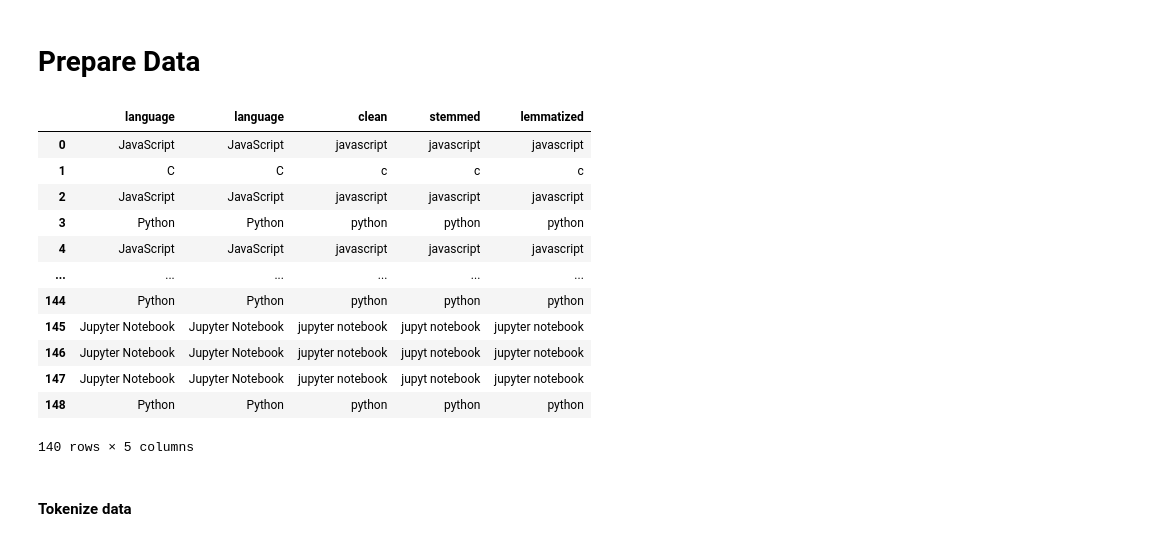
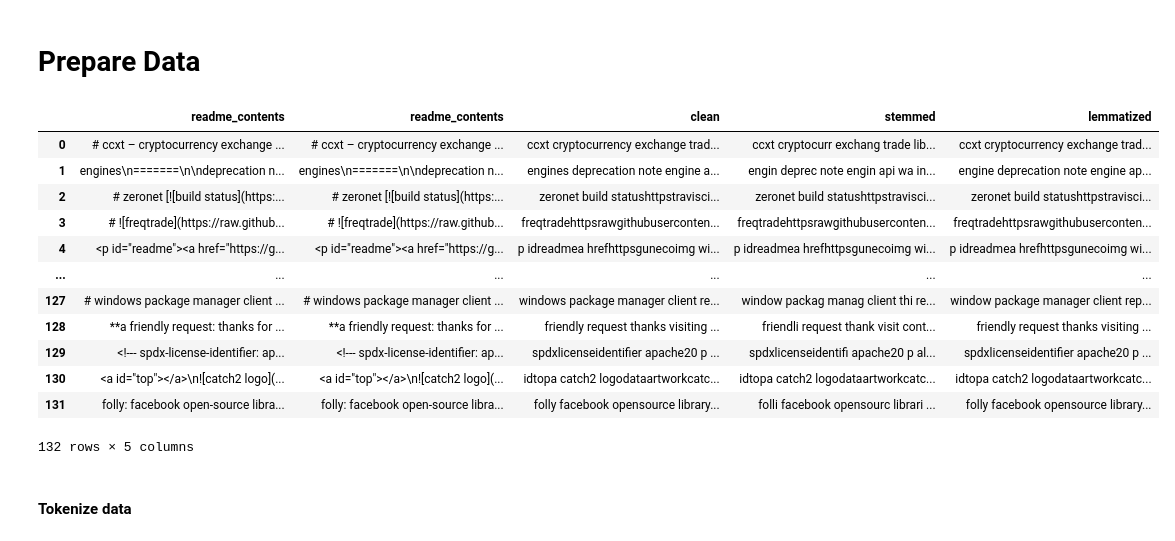
Before and after one commit to codeup-nlp/nlp-project, a Jupyter notebook: stephen_explore.ipynb, the cells around one changed output. Cells and saved outputs as stored; diff of their text form; code cells hidden in the pictures.

```diff
--- a/stephen_explore.ipynb
+++ b/stephen_explore.ipynb
@@ -41,0 +43,3 @@ print(original_readme)
+# %%
+df = pd.DataFrame(original_readme)
+df
@@ -44,21 +62,21 @@ print(original_readme)
 # %%
 df= df.dropna()
 # %%
-prep_article_data(df, 'language', extra_words = [''], exclude_words = [''])
+prep_article_data(df, 'readme_contents', extra_words = [''], exclude_words = [''])
 # %% [output]
-|  | language | language | clean | stemmed | lemmatized |
-| 0 | JavaScript | JavaScript | javascript | javascript | javascript |
-| 1 | C | C | c | c | c |
-| 2 | JavaScript | JavaScript | javascript | javascript | javascript |
-| 3 | Python | Python | python | python | python |
-| 4 | JavaScript | JavaScript | javascript | javascript | javascript |
+|  | readme_contents | readme_contents | clean | stemmed | lemmatized |
+| 0 | # ccxt – cryptocurrency exchange ... | # ccxt – cryptocurrency exchange ... | ccxt cryptocurrency exchange trad... | ccxt cryptocurr exchang trade lib... | ccxt cryptocurrency exchange trad... |
+| 1 | engines\n=======\n\ndeprecation n... | engines\n=======\n\ndeprecation n... | engines deprecation note engine a... | engin deprec note engin api wa in... | engine deprecation note engine ap... |
+| 2 | # zeronet [![build status](https:... | # zeronet [![build status](https:... | zeronet build statushttpstravisci... | zeronet build statushttpstravisci... | zeronet build statushttpstravisci... |
+| 3 | # ![freqtrade](https://raw.github... | # ![freqtrade](https://raw.github... | freqtradehttpsrawgithubuserconten... | freqtradehttpsrawgithubuserconten... | freqtradehttpsrawgithubuserconten... |
+| 4 | <p id="readme"><a href="https://g... | <p id="readme"><a href="https://g... | p idreadmea hrefhttpsgunecoimg wi... | p idreadmea hrefhttpsgunecoimg wi... | p idreadmea hrefhttpsgunecoimg wi... |
 | ... | ... | ... | ... | ... | ... |
-| 144 | Python | Python | python | python | python |
-| 145 | Jupyter Notebook | Jupyter Notebook | jupyter notebook | jupyt notebook | jupyter notebook |
-| 146 | Jupyter Notebook | Jupyter Notebook | jupyter notebook | jupyt notebook | jupyter notebook |
-| 147 | Jupyter Notebook | Jupyter Notebook | jupyter notebook | jupyt notebook | jupyter notebook |
-| 148 | Python | Python | python | python | python |
+| 127 | # windows package manager client ... | # windows package manager client ... | windows package manager client re... | window packag manag client thi re... | window package manager client rep... |
+| 128 | **a friendly request: thanks for ... | **a friendly request: thanks for ... | friendly request thanks visiting ... | friendli request thank visit cont... | friendly request thanks visiting ... |
+| 129 | <!--- spdx-license-identifier: ap... | <!--- spdx-license-identifier: ap... | spdxlicenseidentifier apache20 p ... | spdxlicenseidentifi apache20 p al... | spdxlicenseidentifier apache20 p ... |
+| 130 | <a id="top"></a>\n![catch2 logo](... | <a id="top"></a>\n![catch2 logo](... | idtopa catch2 logodataartworkcatc... | idtopa catch2 logodataartworkcatc... | idtopa catch2 logodataartworkcatc... |
+| 131 | folly: facebook open-source libra... | folly: facebook open-source libra... | folly facebook opensource library... | folli facebook opensourc librari ... | folly facebook opensource library... |
-140 rows × 5 columns
+132 rows × 5 columns
 # %% [markdown]
 #### Tokenize data
 # %%
```
Also changed, not shown: parts of 44 cells of this notebook.
